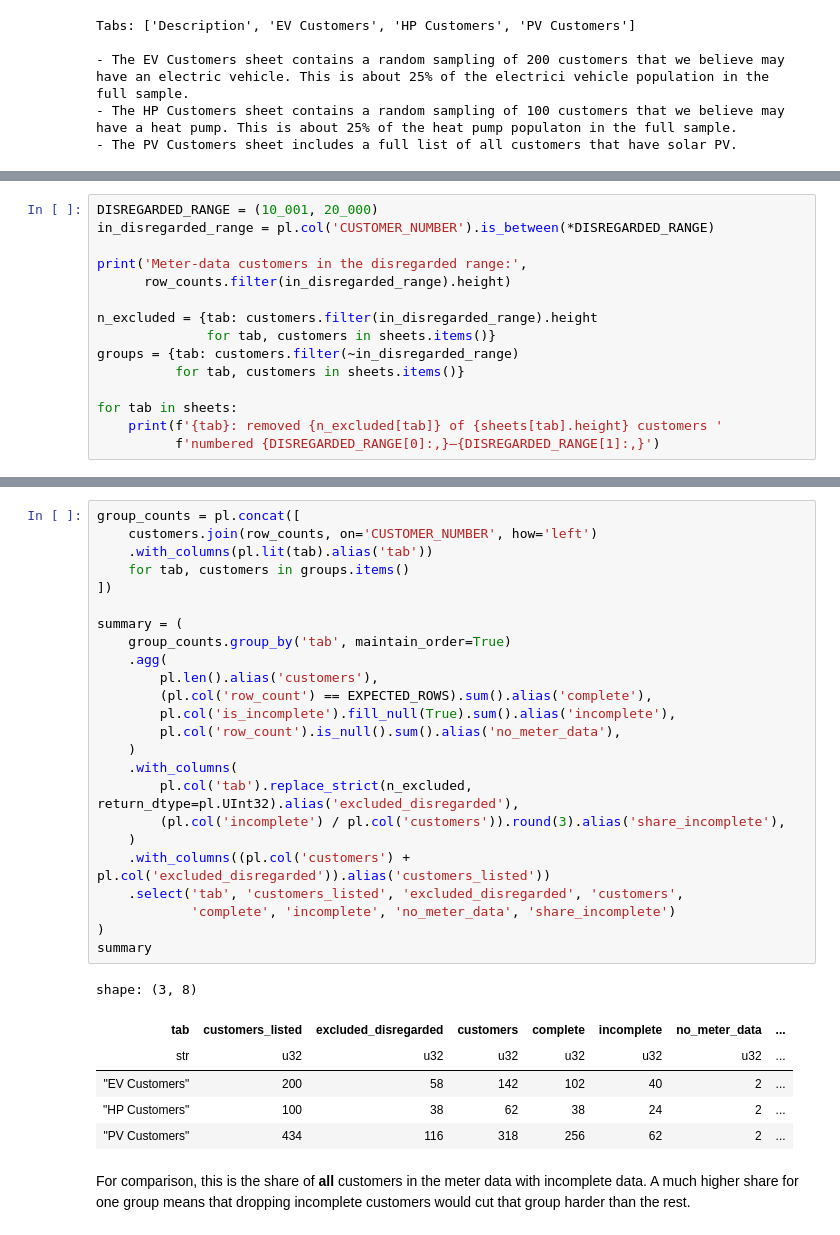
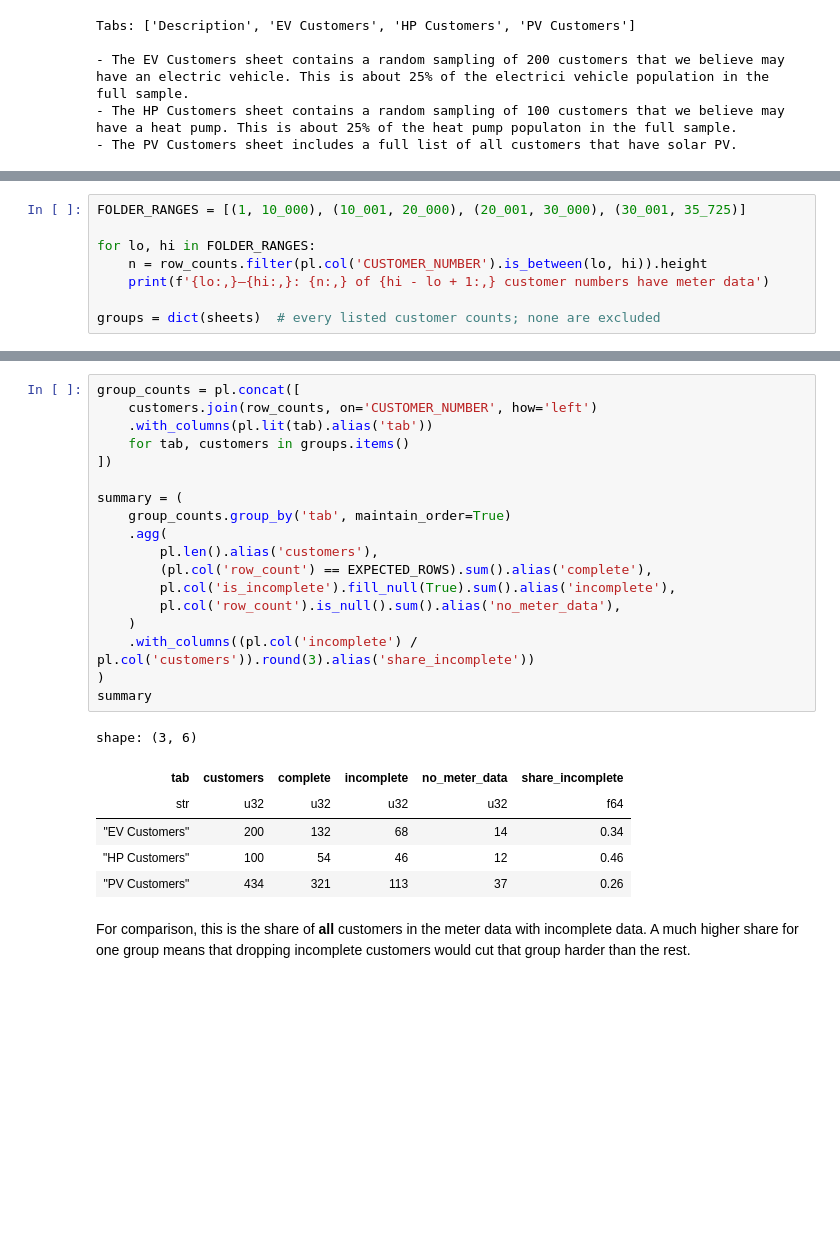
Before and after one commit to nc1387/avangrid-hackathon, a Jupyter notebook: 20_exploratory_data_analysis_p2.ipynb, the cells around one changed output, grey strips where cells are left out. Saved outputs shown, nothing was run; the diff lists cells and outputs as text; blank space fills up the shorter version.

```diff
--- a/20_exploratory_data_analysis_p2.ipynb
+++ b/20_exploratory_data_analysis_p2.ipynb
@@ -77,16 +75,9 @@ This assumes the folder's name reflects the customer numbers it was meant to hol
 # %%
-DISREGARDED_RANGE = (10_001, 20_000)
-in_disregarded_range = pl.col('CUSTOMER_NUMBER').is_between(*DISREGARDED_RANGE)
+FOLDER_RANGES = [(1, 10_000), (10_001, 20_000), (20_001, 30_000), (30_001, 35_725)]
 
-print('Meter-data customers in the disregarded range:',
-      row_counts.filter(in_disregarded_range).height)
+for lo, hi in FOLDER_RANGES:
+    n = row_counts.filter(pl.col('CUSTOMER_NUMBER').is_between(lo, hi)).height
+    print(f'{lo:,}–{hi:,}: {n:,} of {hi - lo + 1:,} customer numbers have meter data')
 
-n_excluded = {tab: customers.filter(in_disregarded_range).height
-              for tab, customers in sheets.items()}
-groups = {tab: customers.filter(~in_disregarded_range)
-          for tab, customers in sheets.items()}
-
-for tab in sheets:
-    print(f'{tab}: removed {n_excluded[tab]} of {sheets[tab].height} customers '
-          f'numbered {DISREGARDED_RANGE[0]:,}–{DISREGARDED_RANGE[1]:,}')
+groups = dict(sheets)  # every listed customer counts; none are excluded
 # %% [output]
@@ -111,34 +100,28 @@ A **left join** from each tab to the row counts keeps every listed customer, inc
 # %%
 group_counts = pl.concat([
     customers.join(row_counts, on='CUSTOMER_NUMBER', how='left')
     .with_columns(pl.lit(tab).alias('tab'))
     for tab, customers in groups.items()
 ])
 
 summary = (
     group_counts.group_by('tab', maintain_order=True)
     .agg(
         pl.len().alias('customers'),
         (pl.col('row_count') == EXPECTED_ROWS).sum().alias('complete'),
         pl.col('is_incomplete').fill_null(True).sum().alias('incomplete'),
         pl.col('row_count').is_null().sum().alias('no_meter_data'),
     )
-    .with_columns(
-        pl.col('tab').replace_strict(n_excluded, return_dtype=pl.UInt32).alias('excluded_disregarded'),
-        (pl.col('incomplete') / pl.col('customers')).round(3).alias('share_incomplete'),
-    )
-    .with_columns((pl.col('customers') + pl.col('excluded_disregarded')).alias('customers_listed'))
-    .select('tab', 'customers_listed', 'excluded_disregarded', 'customers',
-            'complete', 'incomplete', 'no_meter_data', 'share_incomplete')
+    .with_columns((pl.col('incomplete') / pl.col('customers')).round(3).alias('share_incomplete'))
 )
 summary
 # %% [output]
-shape: (3, 8)
+shape: (3, 6)
-| tab | customers_listed | excluded_disregarded | customers | complete | incomplete | no_meter_data | ... |
-| str | u32 | u32 | u32 | u32 | u32 | u32 | ... |
-| "EV Customers" | 200 | 58 | 142 | 102 | 40 | 2 | ... |
-| "HP Customers" | 100 | 38 | 62 | 38 | 24 | 2 | ... |
-| "PV Customers" | 434 | 116 | 318 | 256 | 62 | 2 | ... |
+| tab | customers | complete | incomplete | no_meter_data | share_incomplete |
+| str | u32 | u32 | u32 | u32 | f64 |
+| "EV Customers" | 200 | 132 | 68 | 14 | 0.34 |
+| "HP Customers" | 100 | 54 | 46 | 12 | 0.46 |
+| "PV Customers" | 434 | 321 | 113 | 37 | 0.26 |
 # %% [markdown]
 For comparison, this is the share of **all** customers in the meter data with incomplete data. A much higher share for one group means that dropping incomplete customers would cut that group harder than the rest.
 # %%
```
Also changed, not shown: parts of 13 cells of this notebook, 14 other files.
